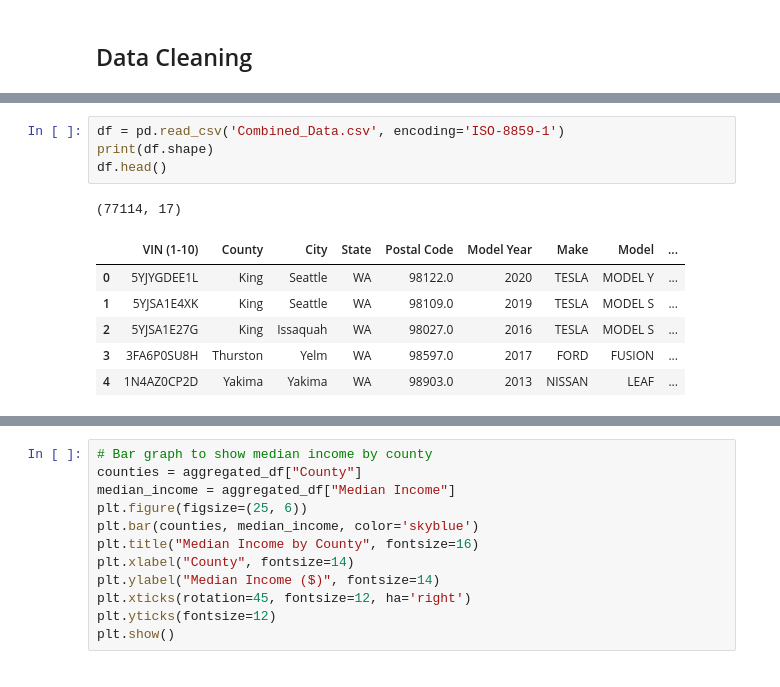
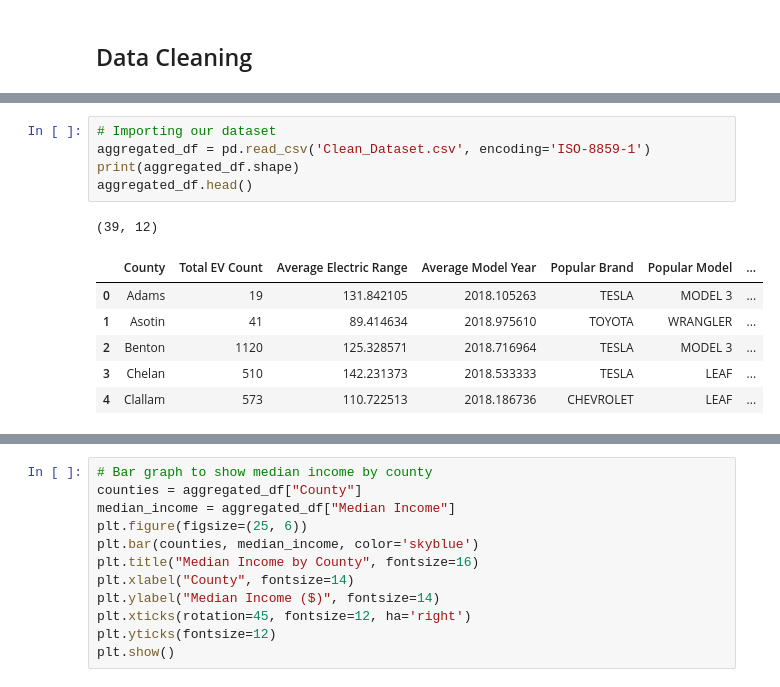
Before and after one commit to vivianzhou1288/info2950-final, a Jupyter notebook: Phase4.ipynb, the cells around one changed output, grey strips where cells are left out. Cells and saved outputs as stored; diff of their text form.

Commit message:
Fixed data cleaning section

```diff
--- a/Phase4.ipynb
+++ b/Phase4.ipynb
@@ -75,12 +79,13 @@ For the electric vehicle registration dataset, we moved column '2020 Census Trac
 # %%
-df = pd.read_csv('Combined_Data.csv', encoding='ISO-8859-1')
-print(df.shape)
-df.head()
+# Importing our dataset
+aggregated_df = pd.read_csv('Clean_Dataset.csv', encoding='ISO-8859-1')
+print(aggregated_df.shape)
+aggregated_df.head()
 # %% [output]
-(77114, 17)
+(39, 12)
-|  | VIN (1-10) | County | City | State | Postal Code | Model Year | Make | Model | ... |
-| 0 | 5YJYGDEE1L | King | Seattle | WA | 98122.0 | 2020 | TESLA | MODEL Y | ... |
-| 1 | 5YJSA1E4XK | King | Seattle | WA | 98109.0 | 2019 | TESLA | MODEL S | ... |
-| 2 | 5YJSA1E27G | King | Issaquah | WA | 98027.0 | 2016 | TESLA | MODEL S | ... |
-| 3 | 3FA6P0SU8H | Thurston | Yelm | WA | 98597.0 | 2017 | FORD | FUSION | ... |
-| 4 | 1N4AZ0CP2D | Yakima | Yakima | WA | 98903.0 | 2013 | NISSAN | LEAF | ... |
+|  | County | Total EV Count | Average Electric Range | Average Model Year | Popular Brand | Popular Model | ... |
+| 0 | Adams | 19 | 131.842105 | 2018.105263 | TESLA | MODEL 3 | ... |
+| 1 | Asotin | 41 | 89.414634 | 2018.975610 | TOYOTA | WRANGLER | ... |
+| 2 | Benton | 1120 | 125.328571 | 2018.716964 | TESLA | MODEL 3 | ... |
+| 3 | Chelan | 510 | 142.231373 | 2018.533333 | TESLA | LEAF | ... |
+| 4 | Clallam | 573 | 110.722513 | 2018.186736 | CHEVROLET | LEAF | ... |
```
Also changed, not shown: parts of 15 cells of this notebook, 2 other files.
